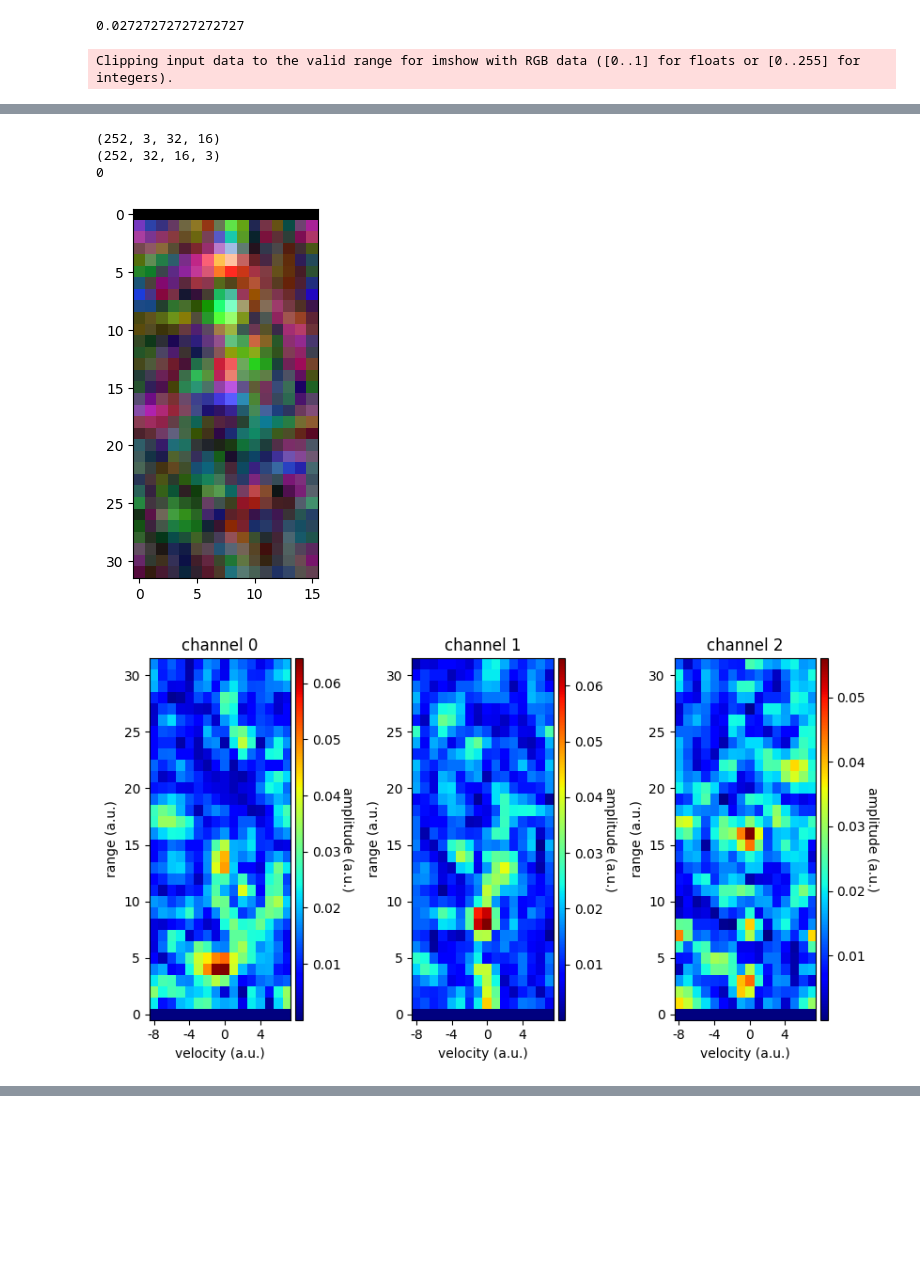
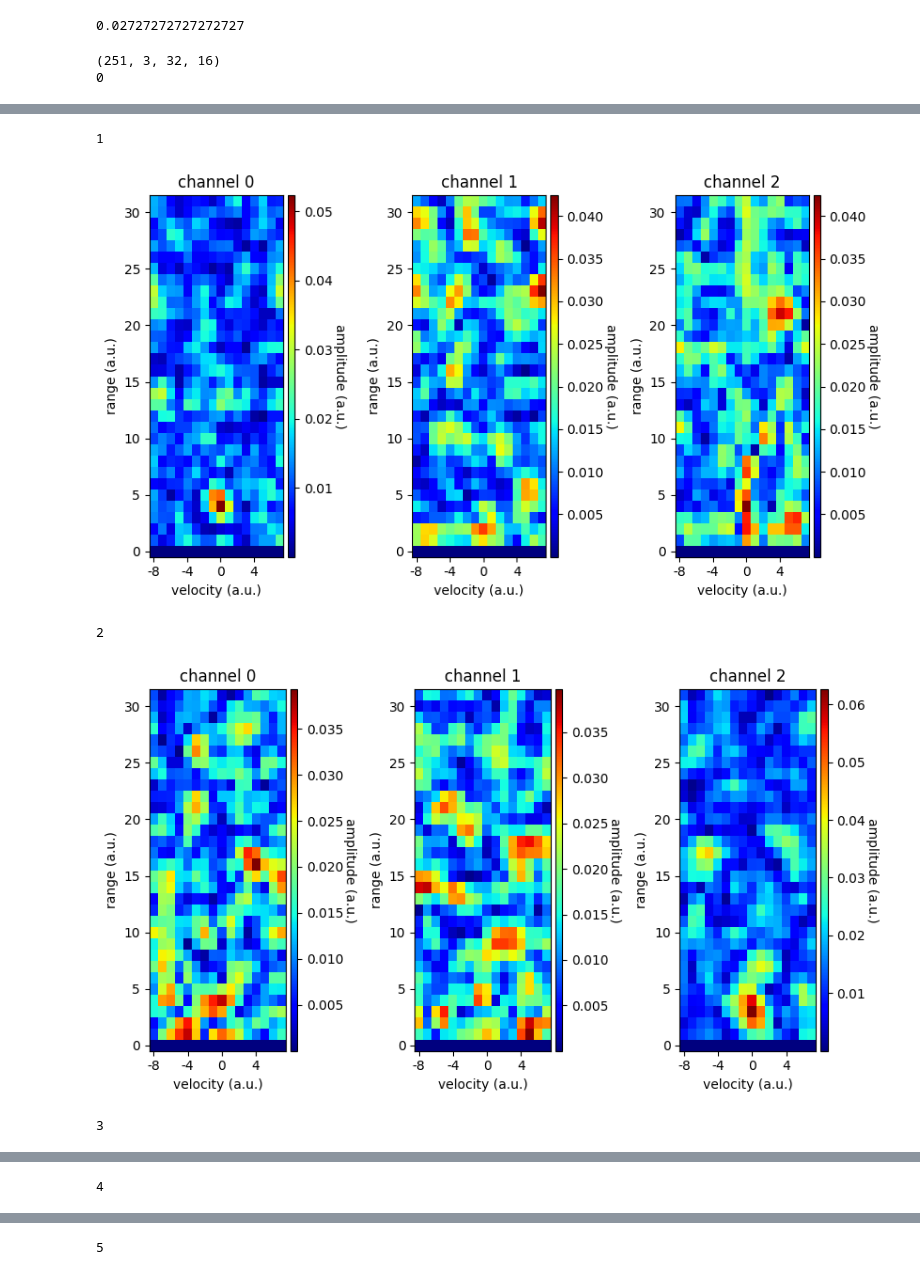
Before and after one commit to StergiousAji/mmFace-3D-Face-Recognition-using-RGB-and-mmWave-Radar, a Jupyter notebook: src/Soli/soli_realsense/test.ipynb, the cells around one changed output, grey strips where cells are left out. Saved outputs shown, nothing was run; the diff lists cells and outputs as text; code cells hidden in the pictures; blank space fills up the shorter version.

```diff
--- a/src/Soli/soli_realsense/test.ipynb
+++ b/src/Soli/soli_realsense/test.ipynb
@@ -149,8 +149,8 @@ def plot_crd_data(crd_data, path=""):
         plt.show()
         # plt.close()
 
-subject = 15
-experiment = 5
+subject = 16
+experiment = 0
 with open(f"data/{subject}/{subject}-{experiment}_radar.json", "r") as radar_json:
     radar = json.load(radar_json)
 
@@ -161,14 +161,13 @@ with open(f"data/{subject}/{subject}-{experiment}_radar.json", "r") as radar_jso
 # 252 Frames x 3 Channels x 32 Range-Profile (RP) Bins x 16 Doppler Bins
 crd_data = get_crd_data(radar, num_chirps_per_burst=16)
 print(crd_data.shape)
-abs_data = np.abs(crd_data)
-# print(abs_data)
-# plot_crd_data(crd_data[:10])
-# plot_abs_data(abs_data)
+plot_crd_data(crd_data[:10])
 
-crd_reshaped = np.abs(np.einsum("fcrd->frdc", crd_data))
-print(crd_reshaped.shape)
-plt.imshow(crd_reshaped[0]*20, cmap=plt.get_cmap('jet'))
-plot_crd_data(crd_data[:1])
+# crd_reshaped = np.abs(np.einsum("fcrd->frdc", crd_data))
+# print(crd_reshaped.shape)
+# for i in range(10):
+#     plt.figure()
+#     plt.imshow(crd_reshaped[i]*20, cmap=plt.get_cmap('jet'))
 # %% [output]
-Clipping input data to the valid range for imshow with RGB data ([0..1] for floats or [0..255] for integers).
+(251, 3, 32, 16)
+0
@@ -175,5 +175,5 @@ Clipping input data to the valid range for imshow with RGB data ([0..1] for floa
-(252, 3, 32, 16)
-(252, 32, 16, 3)
-0
+1
-[figure, old version]
-[figure, old version]
+[figure, new version]
+2
+[figure, added]
+3
@@ -179,0 +181 @@ Clipping input data to the valid range for imshow with RGB data ([0..1] for floa
+4
@@ -179,0 +183 @@ Clipping input data to the valid range for imshow with RGB data ([0..1] for floa
+5
```
Also changed, not shown: parts of 3 cells of this notebook, 2 other files.
